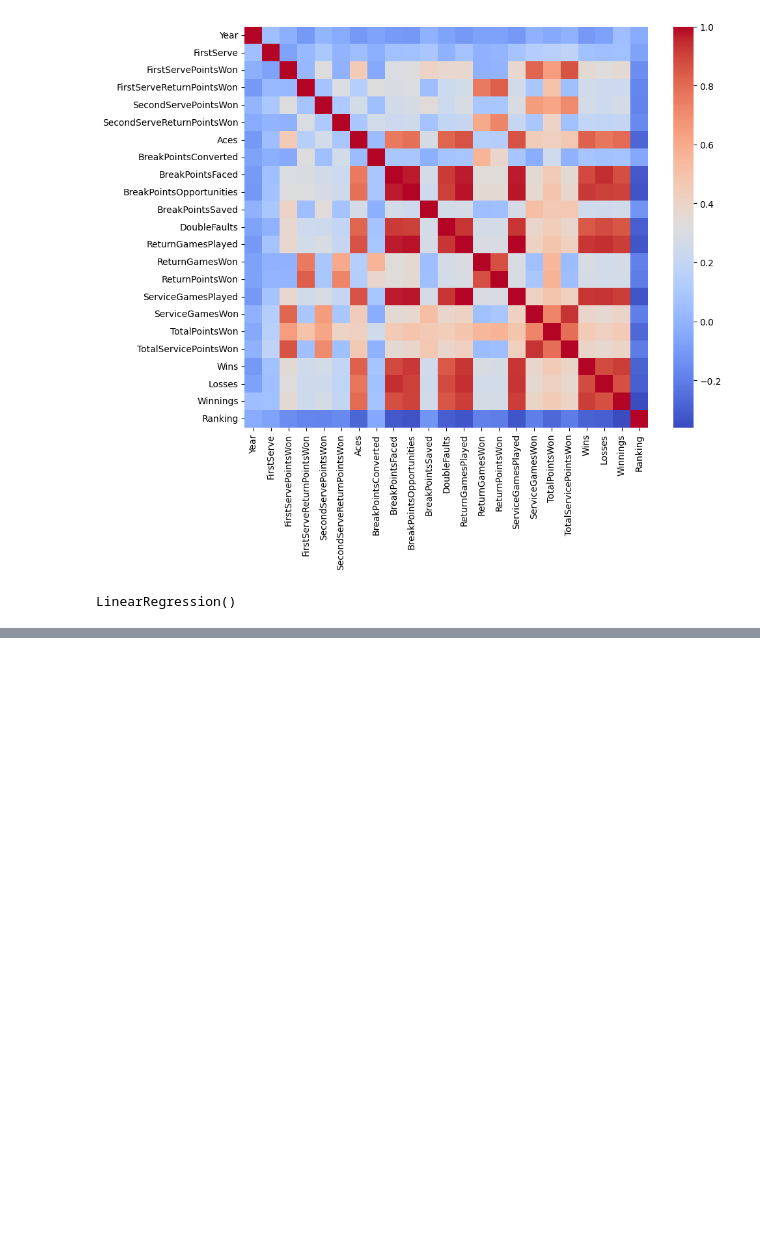
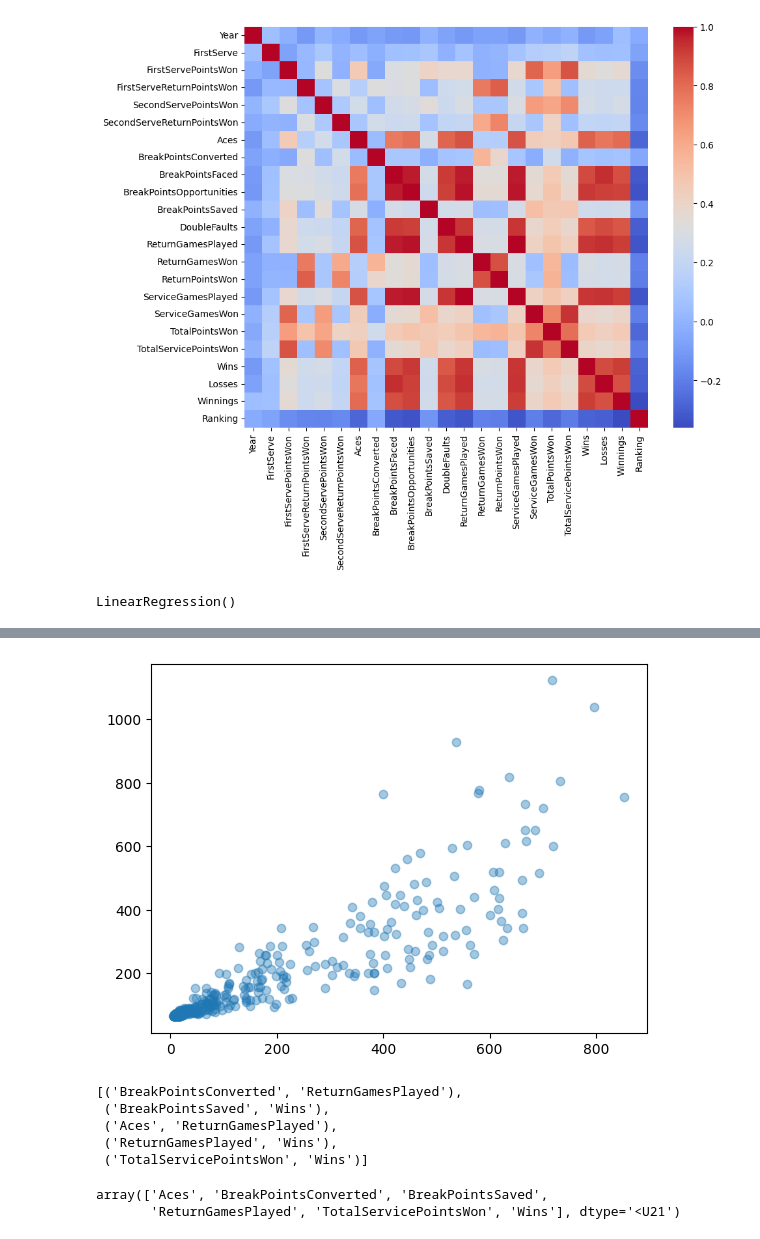
Before and after one commit to anishsharma21/Codecademy-Project-Portfolio, a Jupyter notebook: Machine Learning:AI Engineer Career Pathway/tennis_ace_starting/script.ipynb, the cells around one changed output, grey strips where cells are left out. Saved outputs shown, nothing was run; the diff lists cells and outputs as text; code cells hidden in the pictures; blank space fills up the shorter version.

Commit message:
- Tennis ace challenge complete single and multiple linear regression tehniques

```diff
--- a/Machine Learning:AI Engineer Career Pathway/tennis_ace_starting/script.ipynb
+++ b/Machine Learning:AI Engineer Career Pathway/tennis_ace_starting/script.ipynb
@@ -42,0 +43,5 @@ print(sum(residual**2))
+# %%
+plt.scatter(test_y, y_predict, alpha=0.4)
+plt.show()
+# %% [output]
+[figure, added]
@@ -42,0 +61,34 @@ print(sum(residual**2))
+# %%
+from itertools import combinations
+
+tennis_num_columns = list(tennis_num.columns)
+tennis_num_columns.remove('Winnings')
+
+combs = list(combinations(tennis_num_columns, 2))
+coeffs = []
+
+for comb in combs:
+    coef = get_correlation_coefficient(comb[0], comb[1])
+    if coef != np.NaN:
+        coeffs.append(coef)
+
+coeffs = pd.DataFrame({'coefs': coeffs}).sort_values('coefs', ascending=False)
+coeffs = coeffs.coefs.nlargest()
+for i in coeffs.index:
+    if combs[i] not in best_combs:
+        best_combs.append(combs[i])
+
+best_combs
+# %% [output]
+[('BreakPointsConverted', 'ReturnGamesPlayed'),
+ ('BreakPointsSaved', 'Wins'),
+ ('Aces', 'ReturnGamesPlayed'),
+ ('ReturnGamesPlayed', 'Wins'),
+ ('TotalServicePointsWon', 'Wins')]
+# %%
+best_combs = np.array(best_combs, dtype='object')
+unique_values = np.unique(best_combs)
+unique_values
+# %% [output]
+array(['Aces', 'BreakPointsConverted', 'BreakPointsSaved',
+       'ReturnGamesPlayed', 'TotalServicePointsWon', 'Wins'], dtype='<U21')
```
Also changed, not shown: parts of 4 cells of this notebook.
